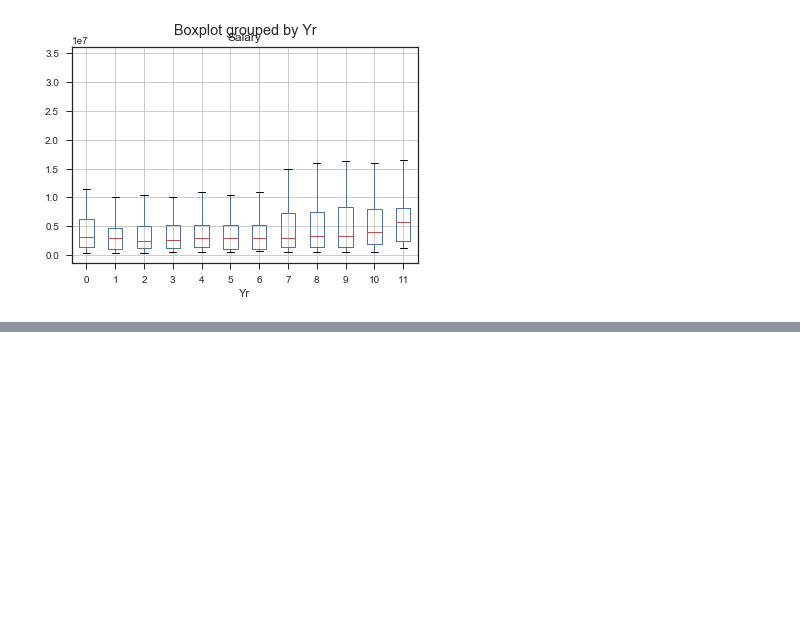
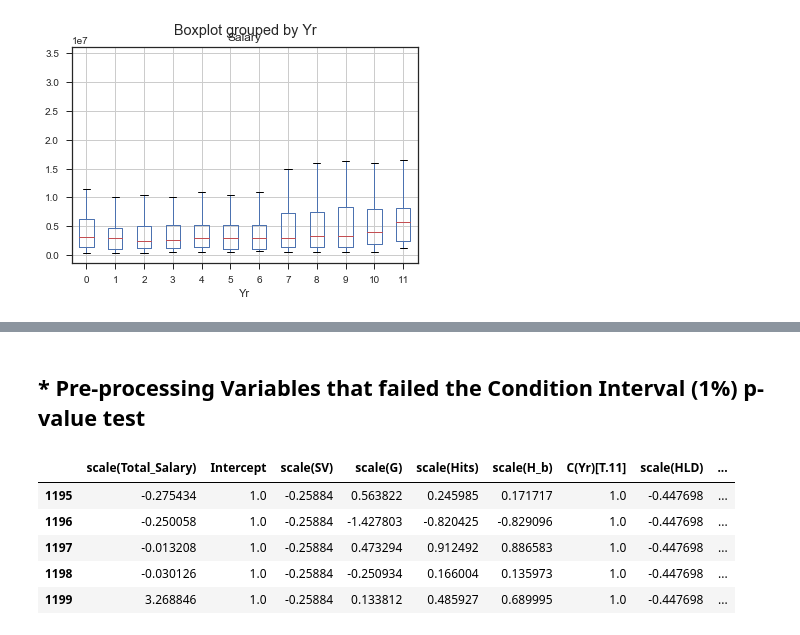
Before and after one commit to nano199019/Personal_Project, a Jupyter notebook: MLB_Project/2nd.ipynb, the cells around one changed output, grey strips where cells are left out. Drawn from its saved outputs; the diff is of its cells as text; code cells hidden in the pictures; blank space fills up the shorter version.

```diff
--- a/MLB_Project/2nd.ipynb
+++ b/MLB_Project/2nd.ipynb
@@ -353,6 +359,0 @@ df_mlb2 = pd.concat([dfX_mlb2, dfy_mlb2], axis=1)
-# %%
-model2 = sm.OLS.from_formula(df_y, converted_cols_list, data=df)
-result2 = model2.fit()
-
-print(sm.stats.anova_lm(result2), '\n\n\n\n\n')
-print(result2.summary())
@@ -394,4 +360,26 @@ plt.show()
-# %%
-model2 = sm.OLS.from_formula("Salary ~ C(month)", df)
-result2 = model2.fit()
-print(result.summary())
+# %% [markdown]
+## * Pre-processing Variables that failed the Condition Interval (1%) p-value test
+# %%
+def extracted_pvals(result, cond):
+    pvals = pd.DataFrame(result2.pvalues)
+    pvals.columns = ['P_values']
+    pvals['P_values'] = pvals[pvals.P_values < cond]
+    pvals = pvals.dropna().sort_values('P_values')
+
+    return pvals
+# %%
+p_values = extracted_pvals(result2, 0.01)
+# print(len(p_values))
+# print(p_values)
+
+extracted_features = list(p_values.index.values)
+extracted_df_x = dfX.loc[:, extracted_features]
+
+extracted_df_x.tail()
+# %% [output]
+|  | scale(Total_Salary) | Intercept | scale(SV) | scale(G) | scale(Hits) | scale(H_b) | C(Yr)[T.11] | scale(HLD) | ... |
+| 1195 | -0.275434 | 1.0 | -0.25884 | 0.563822 | 0.245985 | 0.171717 | 1.0 | -0.447698 | ... |
+| 1196 | -0.250058 | 1.0 | -0.25884 | -1.427803 | -0.820425 | -0.829096 | 1.0 | -0.447698 | ... |
+| 1197 | -0.013208 | 1.0 | -0.25884 | 0.473294 | 0.912492 | 0.886583 | 1.0 | -0.447698 | ... |
+| 1198 | -0.030126 | 1.0 | -0.25884 | -0.250934 | 0.166004 | 0.135973 | 1.0 | -0.447698 | ... |
+| 1199 | 3.268846 | 1.0 | -0.25884 | 0.133812 | 0.485927 | 0.689995 | 1.0 | -0.447698 | ... |
```
Also changed, not shown: parts of 36 cells of this notebook.
